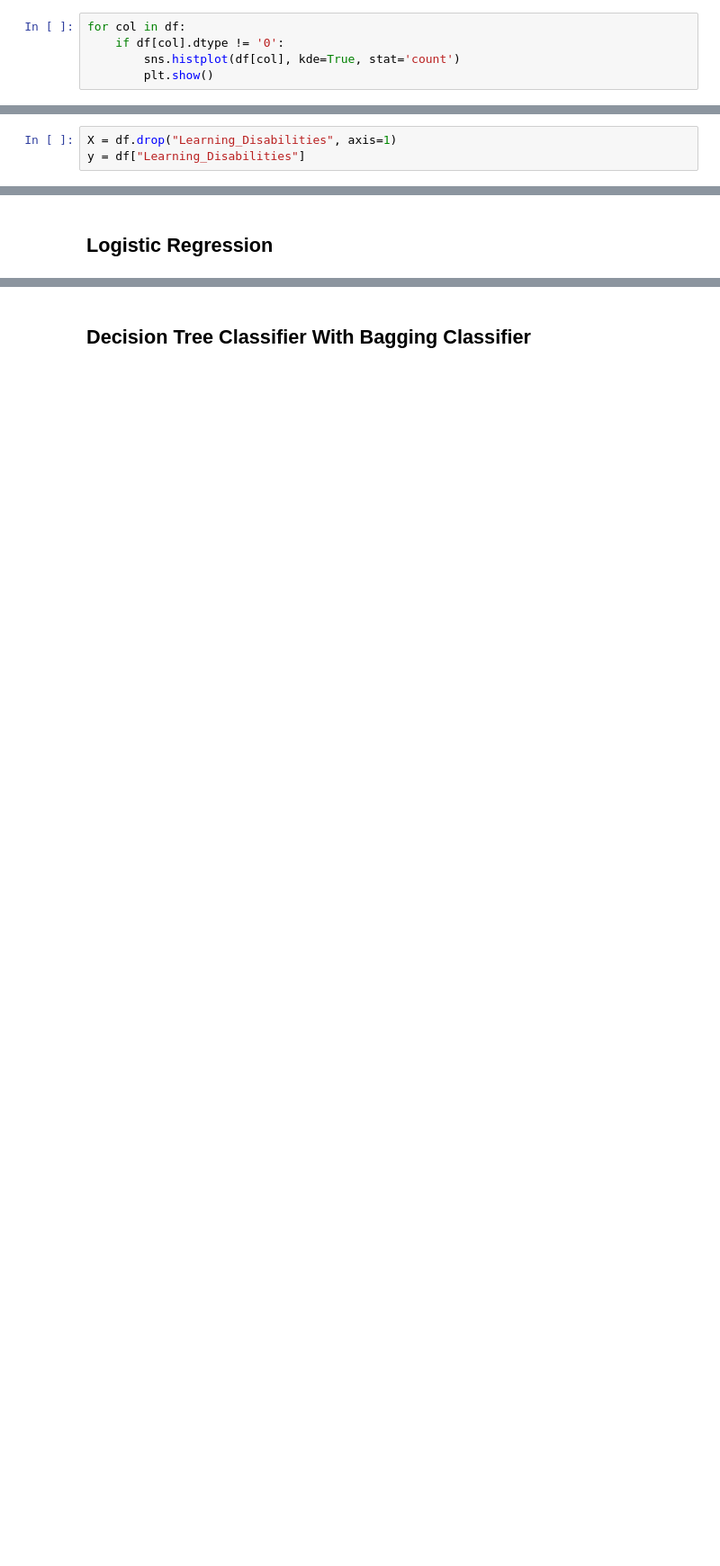
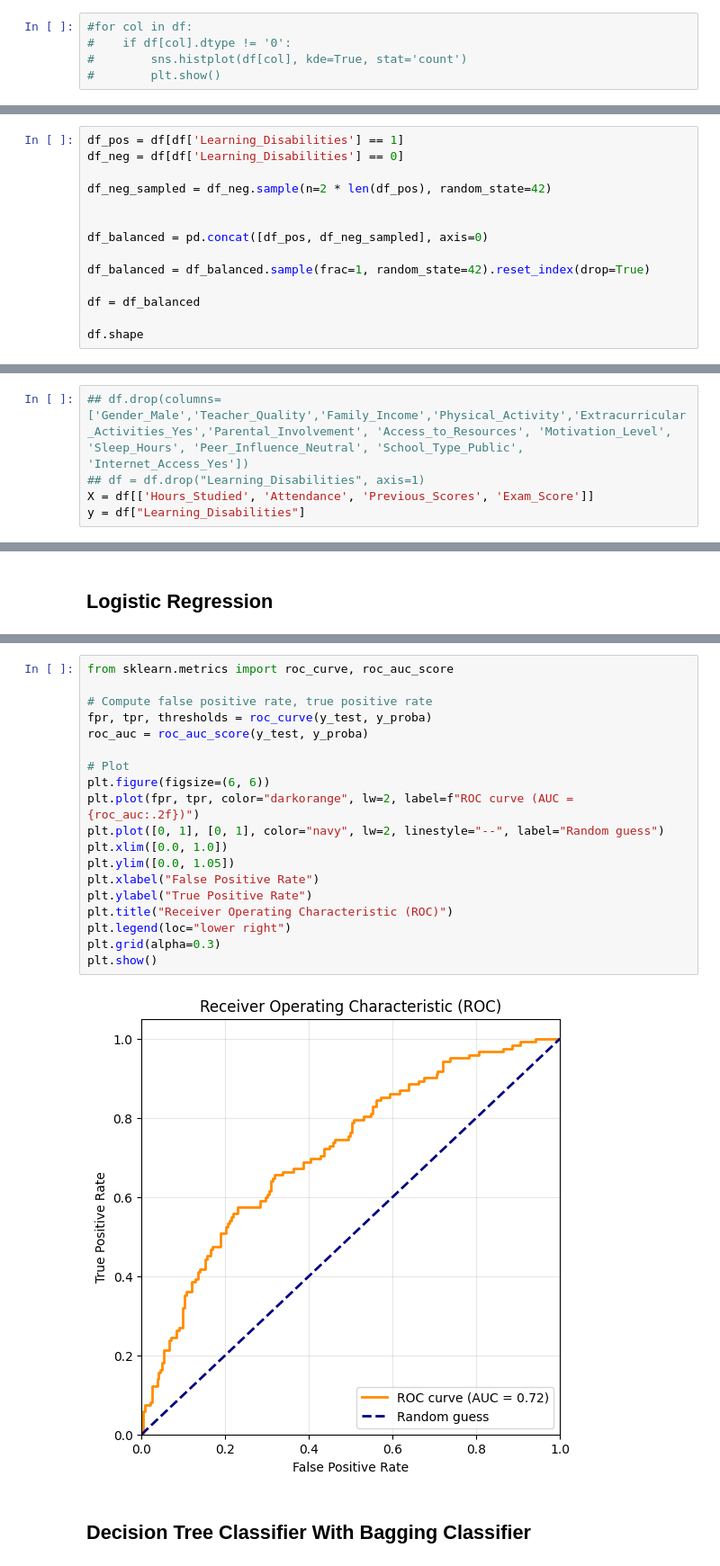
Before and after one commit to lagonzalez1/educational_ml_analysis, a Jupyter notebook: student_disabilities/main.ipynb, the cells around one changed output, grey strips where cells are left out. Shown: that part at 90% size. Cells and saved outputs as stored; diff of their text form; blank space fills up the shorter version.

```diff
--- a/student_disabilities/main.ipynb
+++ b/student_disabilities/main.ipynb
@@ -83,7 +90,7 @@ import seaborn as sns
 # %% [markdown]
 ## Data visualized per count
 # %%
-for col in df:
-    if df[col].dtype != '0':
-        sns.histplot(df[col], kde=True, stat='count')
-        plt.show()
+#for col in df:
+#    if df[col].dtype != '0':
+#        sns.histplot(df[col], kde=True, stat='count')
+#        plt.show()
@@ -188,0 +166,14 @@ df.drop(columns=['Gender_Male','Teacher_Quality','Family_Income','Physical_Activ
+# %%
+df_pos = df[df['Learning_Disabilities'] == 1]
+df_neg = df[df['Learning_Disabilities'] == 0]
+
+df_neg_sampled = df_neg.sample(n=2 * len(df_pos), random_state=42)
+
+
+df_balanced = pd.concat([df_pos, df_neg_sampled], axis=0)
+
+df_balanced = df_balanced.sample(frac=1, random_state=42).reset_index(drop=True)
+
+df = df_balanced
+
+df.shape
@@ -190,5 +183,7 @@ df.drop(columns=['Gender_Male','Teacher_Quality','Family_Income','Physical_Activ
 ## Remove outliers in Exam_score
 #### Z-Score measures how many standard deviations a data point is from the mean
 # %%
-X = df.drop("Learning_Disabilities", axis=1)
+## df.drop(columns=['Gender_Male','Teacher_Quality','Family_Income','Physical_Activity','Extracurricular_Activities_Yes','Parental_Involvement', 'Access_to_Resources', 'Motivation_Level', 'Sleep_Hours', 'Peer_Influence_Neutral', 'School_Type_Public', 'Internet_Access_Yes'])
+## df = df.drop("Learning_Disabilities", axis=1)
+X = df[['Hours_Studied', 'Attendance', 'Previous_Scores', 'Exam_Score']]
 y = df["Learning_Disabilities"]
@@ -222,3 +331,24 @@ Accuracy: 0.8925904652498564
+# %%
+from sklearn.metrics import roc_curve, roc_auc_score
+
+# Compute false positive rate, true positive rate
+fpr, tpr, thresholds = roc_curve(y_test, y_proba)
+roc_auc = roc_auc_score(y_test, y_proba)
+
+# Plot
+plt.figure(figsize=(6, 6))
+plt.plot(fpr, tpr, color="darkorange", lw=2, label=f"ROC curve (AUC = {roc_auc:.2f})")
+plt.plot([0, 1], [0, 1], color="navy", lw=2, linestyle="--", label="Random guess")
+plt.xlim([0.0, 1.0])
+plt.ylim([0.0, 1.05])
+plt.xlabel("False Positive Rate")
+plt.ylabel("True Positive Rate")
+plt.title("Receiver Operating Characteristic (ROC)")
+plt.legend(loc="lower right")
+plt.grid(alpha=0.3)
+plt.show()
+# %% [output]
+[figure, added]
 # %% [markdown]
 ## Decision Tree Classifier With Bagging Classifier
 # %%
```
Also changed, not shown: parts of 18 cells of this notebook, 3 other files.
